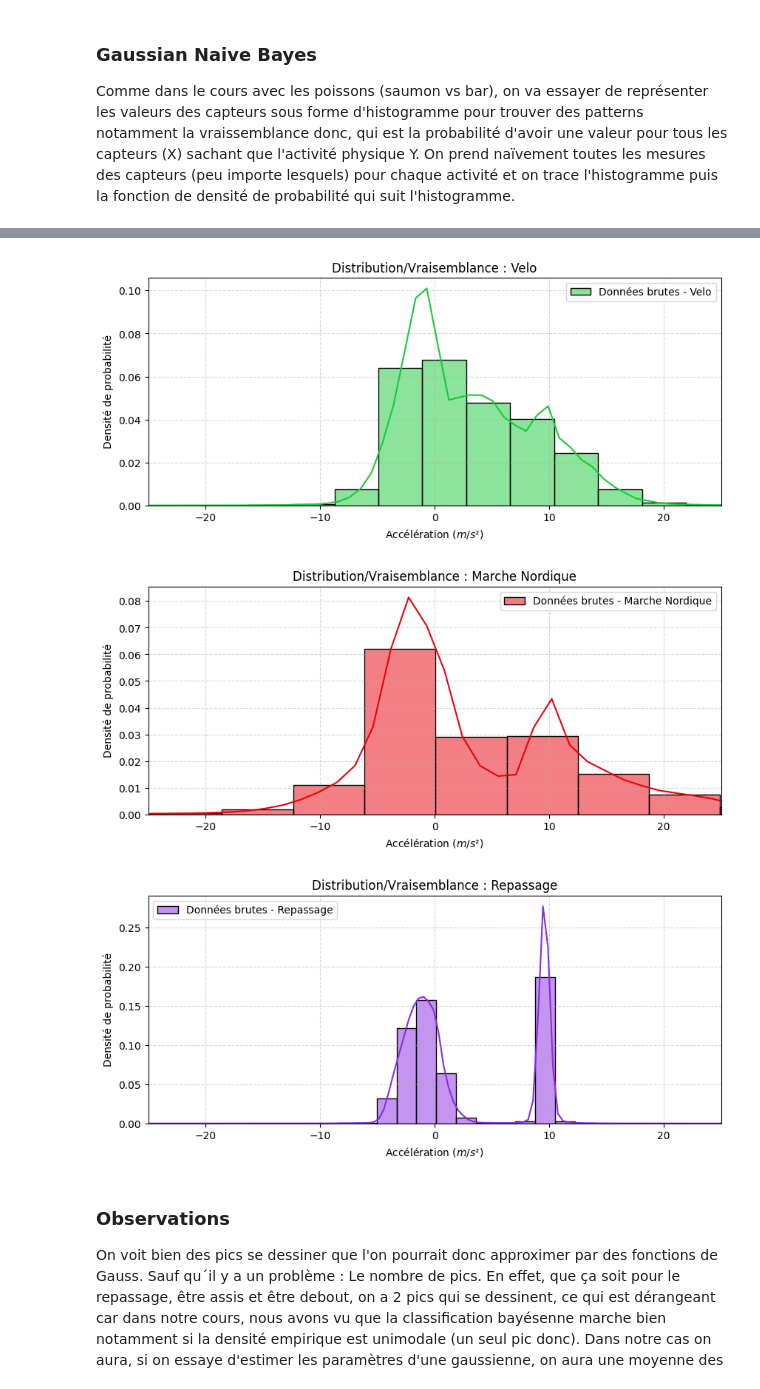
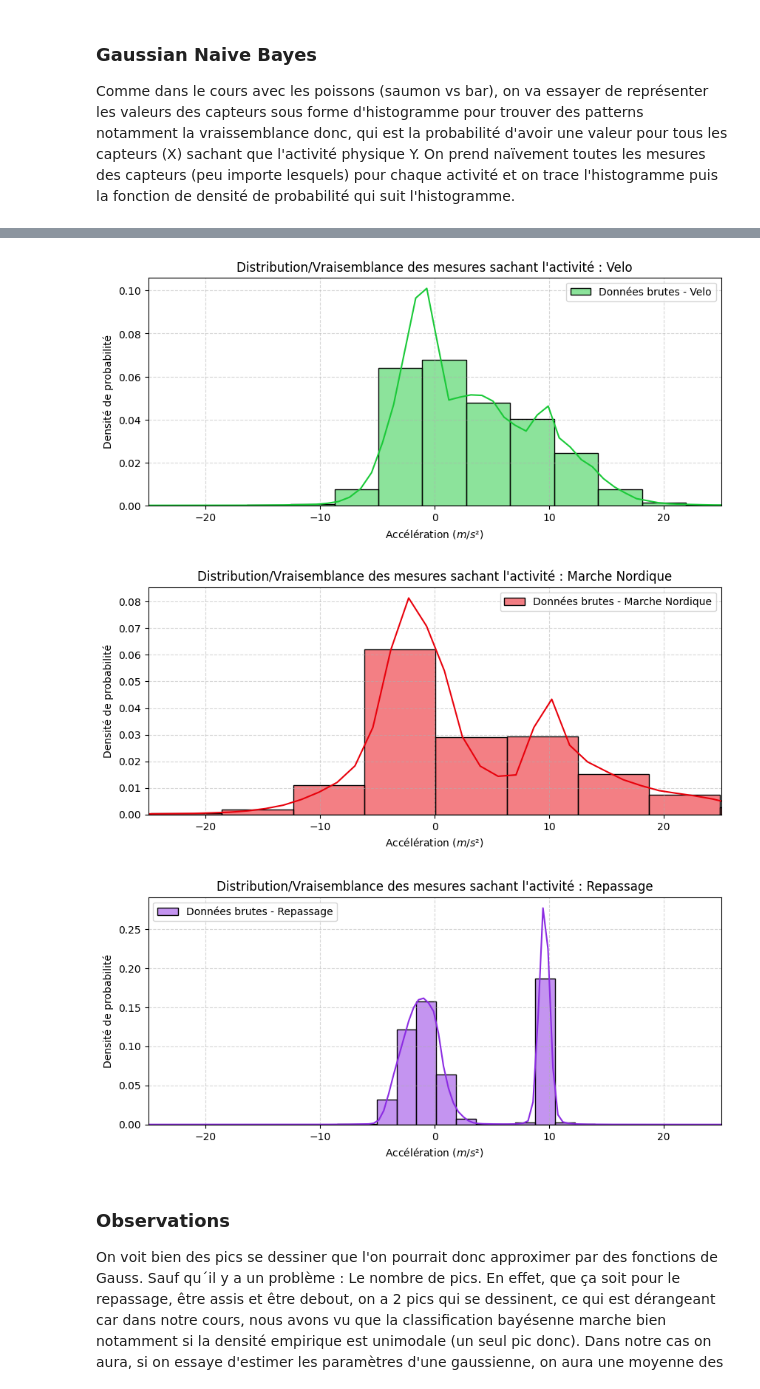
Before and after one commit to Stephane-Lpt/ENSEEIHT-Data-Analysis-Project, a Jupyter notebook: Projet2_FISA_TDA1_Cheville.ipynb, the cells around one changed output, grey strips where cells are left out. Drawn from its saved outputs; the diff is of its cells as text; code cells hidden in the pictures.

```diff
--- a/Projet2_FISA_TDA1_Cheville.ipynb
+++ b/Projet2_FISA_TDA1_Cheville.ipynb
@@ -122,7 +122,7 @@ def afficher_vraisemblance_activite(X, y, activite_id, nom_activite, couleur):
                  bins=50,
                  label=f"Données brutes - {nom_activite}")
 
-    plt.title(f"Distribution/Vraisemblance : {nom_activite}")
+    plt.title(f"Distribution/Vraisemblance des mesures sachant l'activité : {nom_activite}")
     plt.xlabel("Accélération ($m/s²$)")
     plt.ylabel("Densité de probabilité")
     plt.legend()
@@ -143,6 +143,6 @@ afficher_vraisemblance_activite(Xtrain_Cheville, y_train, 8, "Repassage", couleu
-[figure, old version]
+[figure, new version]
-[figure, old version]
+[figure, new version]
-[figure, old version]
+[figure, new version]
 # %% [markdown]
 ### Observations
 On voit bien des pics se dessiner que l'on pourrait donc approximer par des fonctions de Gauss.
```
Also changed, not shown: parts of 16 cells of this notebook.
